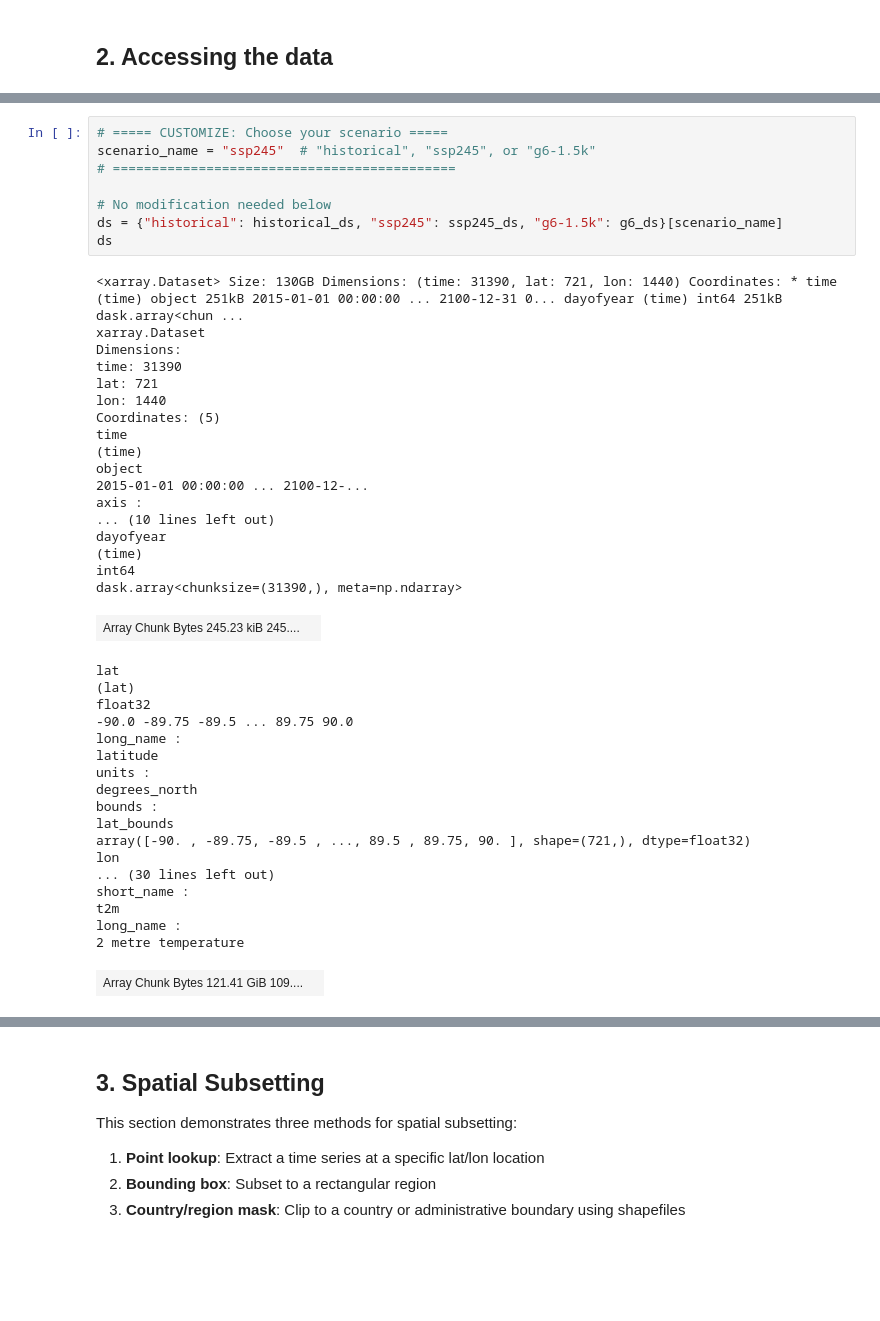
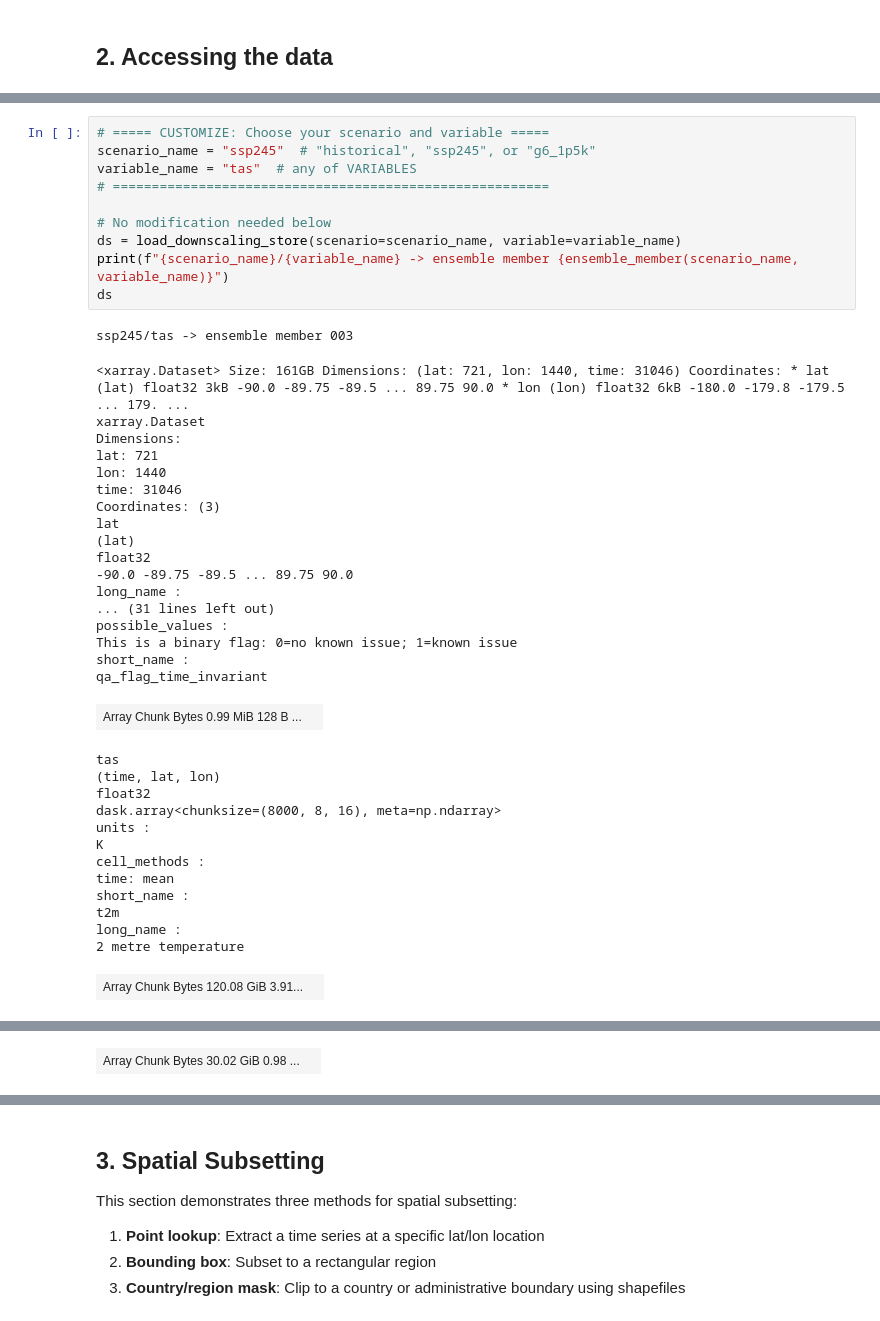
Before and after one commit to carbonplan/srm-downscaling-data-utils, a Jupyter notebook: notebooks/subsetting-and-exporting.ipynb, the cells around one changed output, grey strips where cells are left out. Cells and saved outputs as stored; diff of their text form; blank space fills up the shorter version.

```diff
--- a/notebooks/subsetting-and-exporting.ipynb
+++ b/notebooks/subsetting-and-exporting.ipynb
@@ -92,45 +135,43 @@ Choose one of the datasets: `historical`, `ssp245` or `g6-1.5k`. For the followi
 # %%
-# ===== CUSTOMIZE: Choose your scenario =====
-scenario_name = "ssp245"  # "historical", "ssp245", or "g6-1.5k"
-# ============================================
+# ===== CUSTOMIZE: Choose your scenario and variable =====
+scenario_name = "ssp245"  # "historical", "ssp245", or "g6_1p5k"
+variable_name = "tas"  # any of VARIABLES
+# ========================================================
 
 # No modification needed below
-ds = {"historical": historical_ds, "ssp245": ssp245_ds, "g6-1.5k": g6_ds}[scenario_name]
+ds = load_downscaling_store(scenario=scenario_name, variable=variable_name)
+print(f"{scenario_name}/{variable_name} -> ensemble member {ensemble_member(scenario_name, variable_name)}")
 ds
 # %% [output]
-<xarray.Dataset> Size: 130GB Dimensions: (time: 31390, lat: 721, lon: 1440) Coordinates: * time (time) object 251kB 2015-01-01 00:00:00 ... 2100-12-31 0... dayofyear (time) int64 251kB dask.array<chun ...
-xarray.Dataset
-Dimensions:
-time: 31390
-lat: 721
-lon: 1440
-Coordinates: (5)
-time
-(time)
-object
-2015-01-01 00:00:00 ... 2100-12-...
-axis :
-... (10 lines left out)
-dayofyear
-(time)
-int64
-dask.array<chunksize=(31390,), meta=np.ndarray>
+ssp245/tas -> ensemble member 003
+<xarray.Dataset> Size: 161GB Dimensions: (lat: 721, lon: 1440, time: 31046) Coordinates: * lat (lat) float32 3kB -90.0 -89.75 -89.5 ... 89.75 90.0 * lon (lon) float32 6kB -180.0 -179.8 -179.5 ... 179. ...
+xarray.Dataset
+Dimensions:
+lat: 721
+lon: 1440
+time: 31046
+Coordinates: (3)
+lat
+(lat)
+float32
+-90.0 -89.75 -89.5 ... 89.75 90.0
+long_name :
+... (31 lines left out)
+possible_values :
+This is a binary flag: 0=no known issue; 1=known issue
+short_name :
+qa_flag_time_invariant
-| Array Chunk Bytes 245.23 kiB 245.... |  |
+| Array Chunk Bytes 0.99 MiB 128 B ... |  |
-lat
-(lat)
-float32
--90.0 -89.75 -89.5 ... 89.75 90.0
-long_name :
-latitude
-units :
-degrees_north
-bounds :
-lat_bounds
-array([-90. , -89.75, -89.5 , ..., 89.5 , 89.75, 90. ], shape=(721,), dtype=float32)
-lon
-... (30 lines left out)
-short_name :
-t2m
-long_name :
-2 metre temperature
+tas
+(time, lat, lon)
+float32
+dask.array<chunksize=(8000, 8, 16), meta=np.ndarray>
+units :
+K
+cell_methods :
+time: mean
+short_name :
+t2m
+long_name :
+2 metre temperature
-| Array Chunk Bytes 121.41 GiB 109.... |  |
+| Array Chunk Bytes 120.08 GiB 3.91... |  |
@@ -153,0 +190 @@ None
+| Array Chunk Bytes 30.02 GiB 0.98 ... |  |
```
Also changed, not shown: parts of 46 cells of this notebook.
